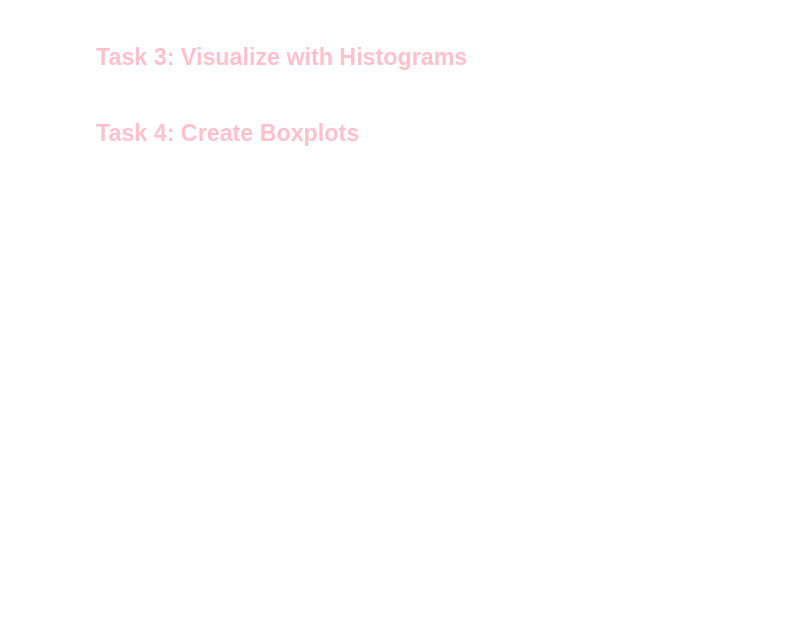
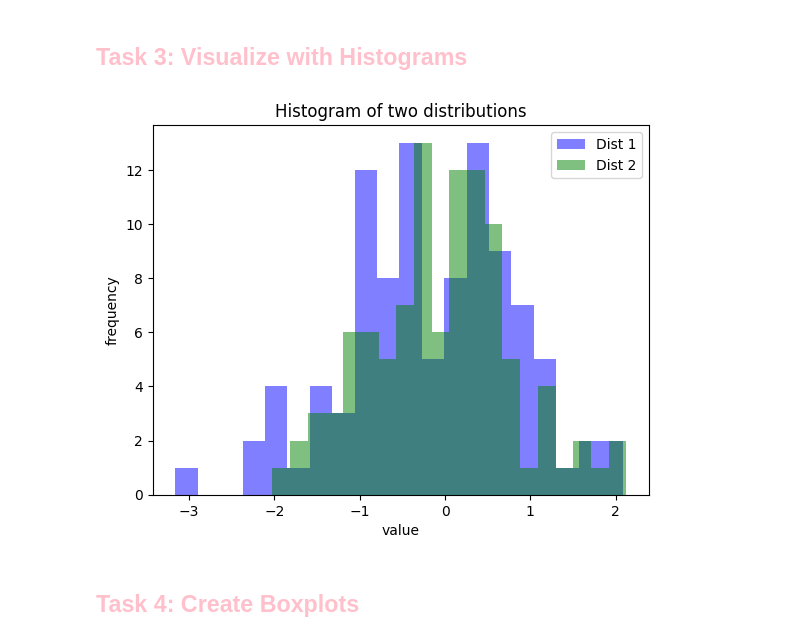
Before and after one commit to razcuch/Assignments, a Jupyter notebook: day04/assignment-t-test.ipynb, the cells around one changed output. Cells and saved outputs as stored; diff of their text form; code cells hidden in the pictures; blank space fills up the shorter version.

```diff
--- a/day04/assignment-t-test.ipynb
+++ b/day04/assignment-t-test.ipynb
@@ -23,19 +24,16 @@ print(f"p-value: {p_value}")
 # %%
 import matplotlib.pyplot as plt
 
 # Plot histograms
 plt.hist(dist1, bins=20, alpha=0.5, color='blue', label='Dist 1')
 plt.hist(dist2, bins=20, alpha=0.5, color='green', label='Dist 2')
 plt.legend()
 plt.title("Histogram of two distributions")
 plt.xlabel("value")
 plt.ylabel("frequency")
 plt.show()
-
-plt.boxplot([dist1, dist2])
-plt.title("Boxplot of two distributions")
-plt.ylabel("value")
-plt.show()
+# %% [output]
+[figure, added]
 # %% [markdown]
 ## <font color = "pink" >Task 4: Create Boxplots
 # %%
```
Also changed, not shown: parts of 4 cells of this notebook, 10 other files.
